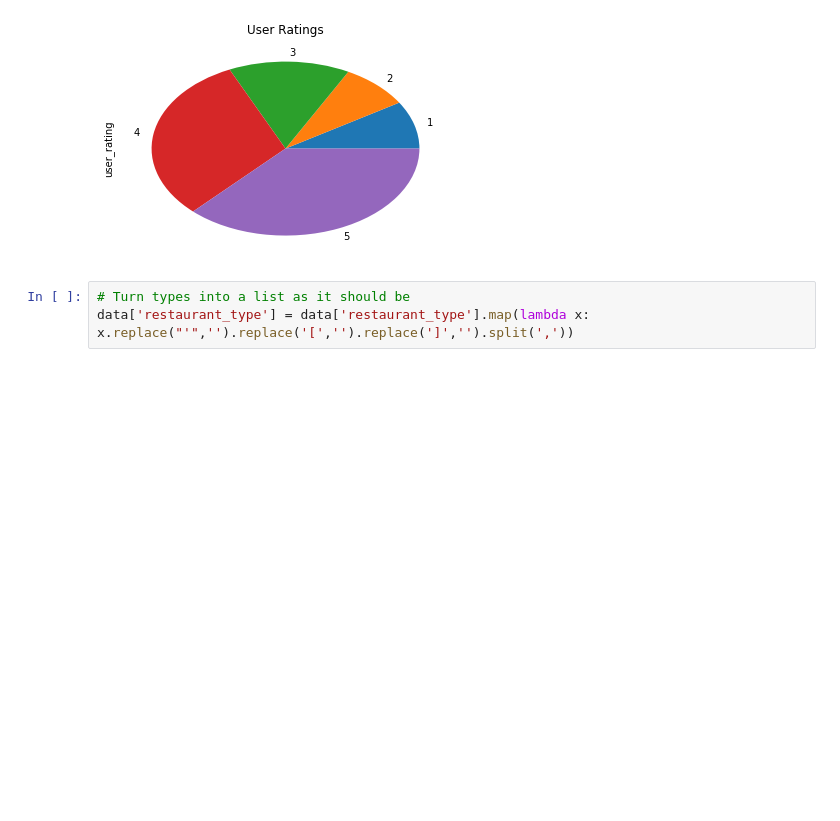
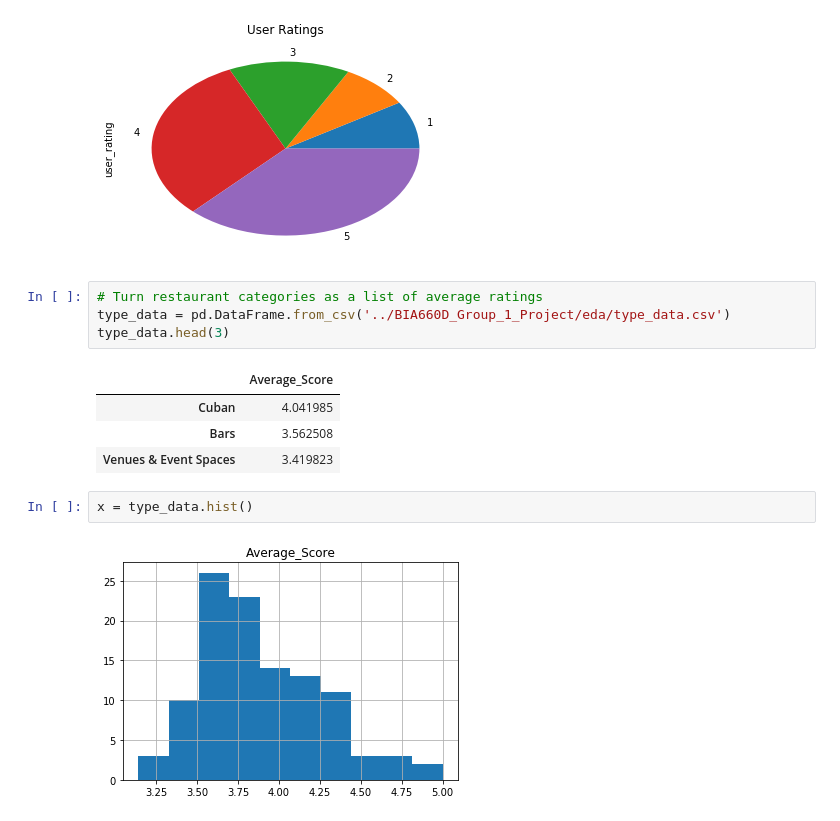
Before and after one commit to zacwentzell/BIA660D_Group_1_Project, a Jupyter notebook: eda/review_eda.ipynb, the cells around one changed output. Cells and saved outputs as stored; diff of their text form; blank space fills up the shorter version.

```diff
--- a/eda/review_eda.ipynb
+++ b/eda/review_eda.ipynb
@@ -16,6 +18,16 @@ rating_distribution = data['user_rating'].value_counts().loc[list(range(1,6))]
 x = rating_distribution.plot.pie(title = 'User Ratings')
 # %% [output]
 [figure]
-# %%
-# Turn types into a list as it should be
-data['restaurant_type'] = data['restaurant_type'].map(lambda x: x.replace("'",'').replace('[','').replace(']','').split(','))
+# %%
+# Turn restaurant categories as a list of average ratings
+type_data = pd.DataFrame.from_csv('../BIA660D_Group_1_Project/eda/type_data.csv')
+type_data.head(3)
+# %% [output]
+|  | Average_Score |
+| Cuban | 4.041985 |
+| Bars | 3.562508 |
+| Venues & Event Spaces | 3.419823 |
+# %%
+x = type_data.hist()
+# %% [output]
+[figure, added]
```
Also changed, not shown: parts of 2 cells of this notebook, 2 other files.
